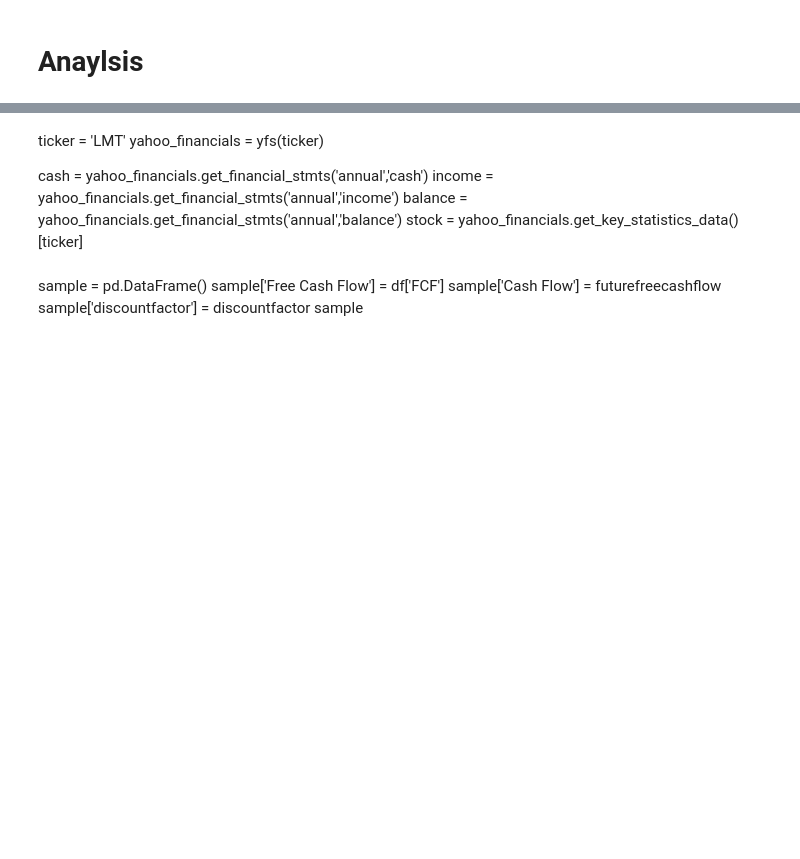
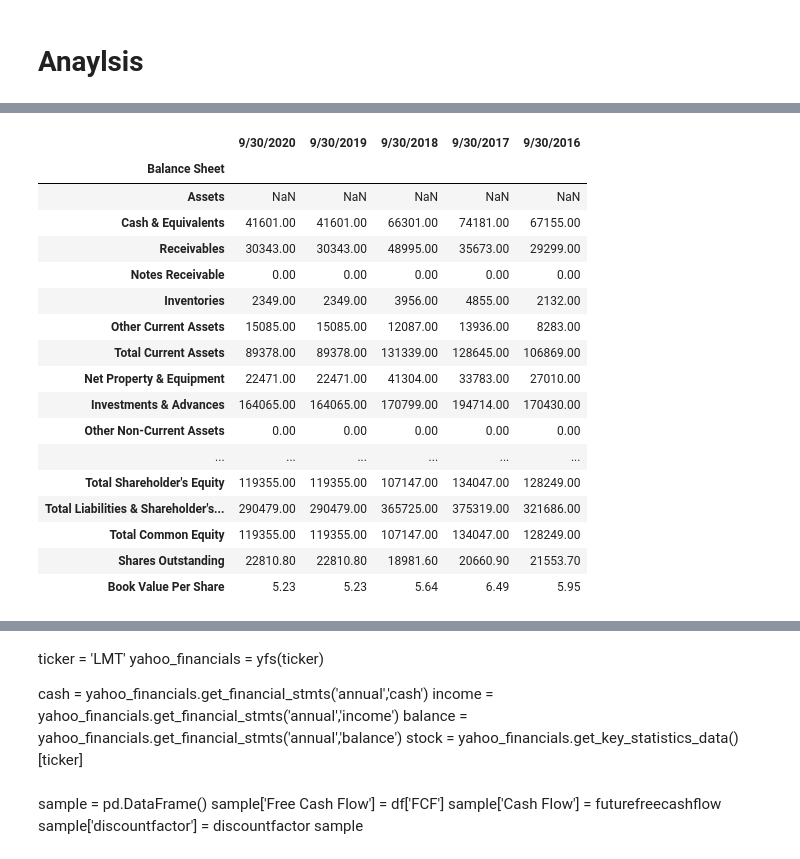
Before and after one commit to AntimatterFx/Investing, a Jupyter notebook: DCF.ipynb, the cells around one changed output, grey strips where cells are left out. Drawn from its saved outputs; the diff is of its cells as text; code cells hidden in the pictures; blank space fills up the shorter version.

```diff
--- a/DCF.ipynb
+++ b/DCF.ipynb
@@ -409,10 +242,16 @@ df2[3].columns[0]
 # %%
-
-display(df2[3])
-display(df2[4])
-display(df2[5])
-display(df2[6])
-display(df2[5])
-display(df2[6])
-display(df2[7])
+#display(df2[1])
+#display(df2[2])
+#display(df2[3])
+#display(df2[4])
+#display(df2[5])
+#display(df2[6])
+#display(df2[5])
+#display(df2[6])
+#display(df2[7])
+x = []
+x.append(df2[2].columns[0])
+x.append(df2[3].columns[0])
+x.append(df2[4].columns[0])
+x
 # %% [output]
@@ -523,0 +259,41 @@ display(df2[7])
+# %%
+def Sheets(df2,name):
+    df = pd.concat([df2[2],df2[3],df2[4]])
+    x = []
+    x.append(df2[2].columns[0])
+    x.append(df2[3].columns[0])
+    x.append(df2[4].columns[0])
+
+    y = []
+    y.append(df[str(x[0])].dropna())
+    y.append(df[str(x[1])].dropna())
+    y.append(df[str(x[2])].dropna())
+    y = pd.concat(y).tolist()
+
+
+    df = pd.concat([df2[2],df2[3],df2[4]])
+    df['{}'.format(name)] = y
+    df = df.drop(columns= x)
+    df = df.set_index('{}'.format(name))
+    display(df)
+Sheets(Balance_SHEET_ZACK(),'Balance Sheet')
+Sheets(Income_SHEET_ZACK(),'Income Sheet')
+# %% [output]
+|  | 9/30/2020 | 9/30/2019 | 9/30/2018 | 9/30/2017 | 9/30/2016 |
+| Balance Sheet |  |  |  |  |  |
+| Assets | NaN | NaN | NaN | NaN | NaN |
+| Cash & Equivalents | 41601.00 | 41601.00 | 66301.00 | 74181.00 | 67155.00 |
+| Receivables | 30343.00 | 30343.00 | 48995.00 | 35673.00 | 29299.00 |
+| Notes Receivable | 0.00 | 0.00 | 0.00 | 0.00 | 0.00 |
+| Inventories | 2349.00 | 2349.00 | 3956.00 | 4855.00 | 2132.00 |
+| Other Current Assets | 15085.00 | 15085.00 | 12087.00 | 13936.00 | 8283.00 |
+| Total Current Assets | 89378.00 | 89378.00 | 131339.00 | 128645.00 | 106869.00 |
+| Net Property & Equipment | 22471.00 | 22471.00 | 41304.00 | 33783.00 | 27010.00 |
+| Investments & Advances | 164065.00 | 164065.00 | 170799.00 | 194714.00 | 170430.00 |
+| Other Non-Current Assets | 0.00 | 0.00 | 0.00 | 0.00 | 0.00 |
+| ... | ... | ... | ... | ... | ... |
+| Total Shareholder's Equity | 119355.00 | 119355.00 | 107147.00 | 134047.00 | 128249.00 |
+| Total Liabilities & Shareholder's... | 290479.00 | 290479.00 | 365725.00 | 375319.00 | 321686.00 |
+| Total Common Equity | 119355.00 | 119355.00 | 107147.00 | 134047.00 | 128249.00 |
+| Shares Outstanding | 22810.80 | 22810.80 | 18981.60 | 20660.90 | 21553.70 |
+| Book Value Per Share | 5.23 | 5.23 | 5.64 | 6.49 | 5.95 |
```
Also changed, not shown: parts of 25 cells of this notebook.
